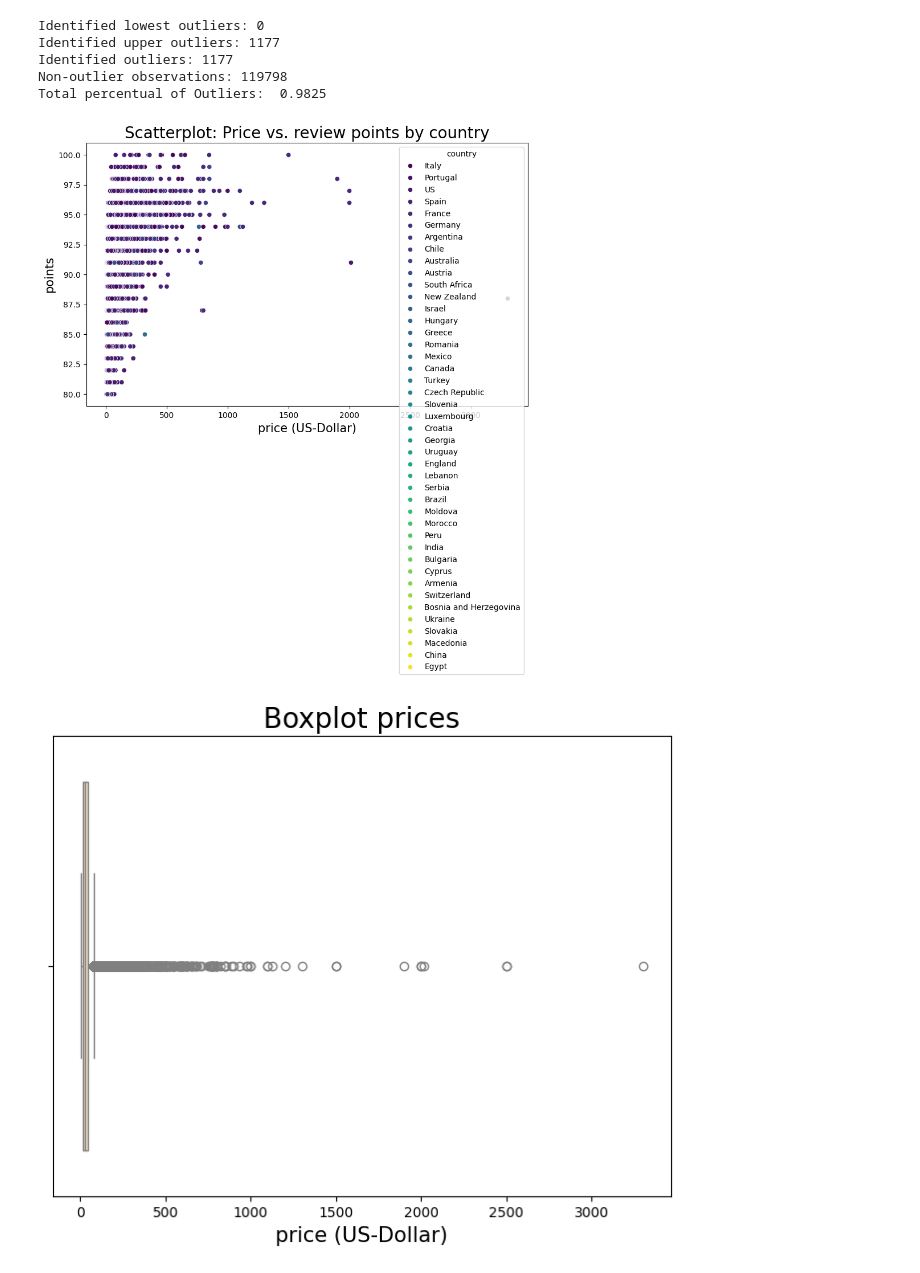
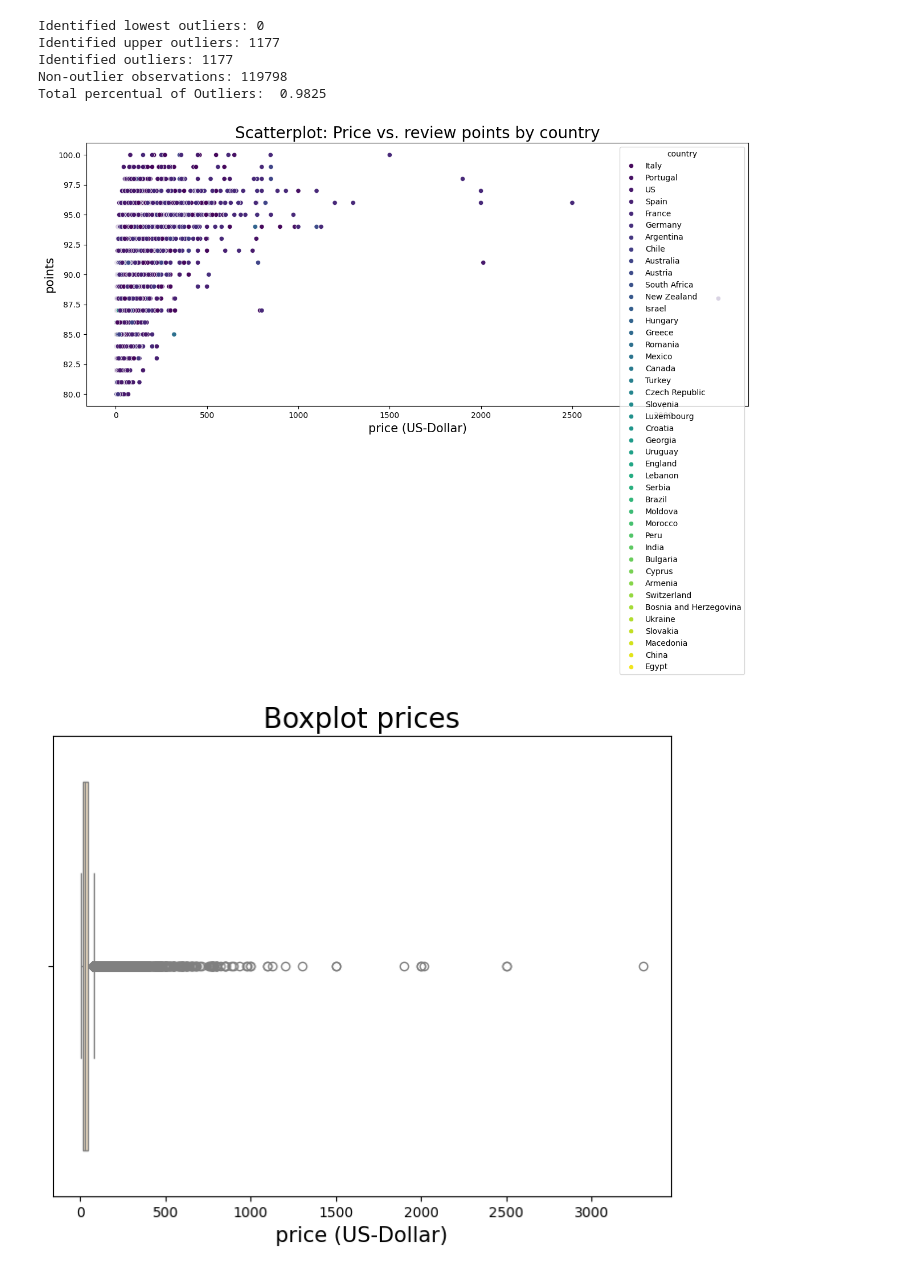
Before and after one commit to dilara444/TechLabsDUS_WineNot, a Jupyter notebook: notebooks/Dilara_17.03.ipynb, the cells around one changed output. Cells and saved outputs as stored; diff of their text form; code cells hidden in the pictures.

```diff
--- a/notebooks/Dilara_17.03.ipynb
+++ b/notebooks/Dilara_17.03.ipynb
@@ -309,15 +309,15 @@ Non-outlier observations: 119798
 Total percentual of Outliers:  0.9825
 # %%
 #DIlara new plot : plotting by regions gives a very long legend and the plot is not übersichtlich
-plt.figure(figsize=(10, 6))
+plt.figure(figsize=(15, 6))
 sns.scatterplot(x='price', y='points', hue='country', data=df_wine1, palette='viridis')
 plt.title("Scatterplot: Price vs. review points by country", fontsize=20)
 plt.xlabel("price (US-Dollar)", fontsize=15)
 plt.ylabel("points", fontsize=15)
 plt.legend(title="country")
 plt.show()
 # %% [output]
-[figure, old version]
+[figure, new version]
 # %%
 #Dilara new plot
 plt.figure(figsize=(8, 6))
```
Also changed, not shown: parts of 4 cells of this notebook, 1 other file.
